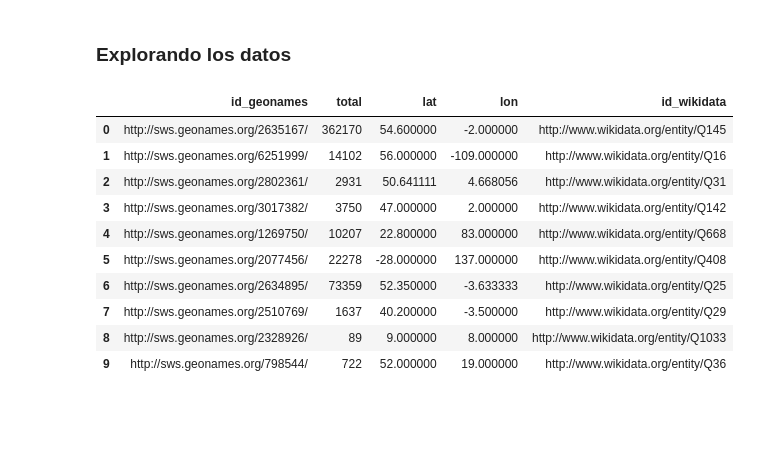
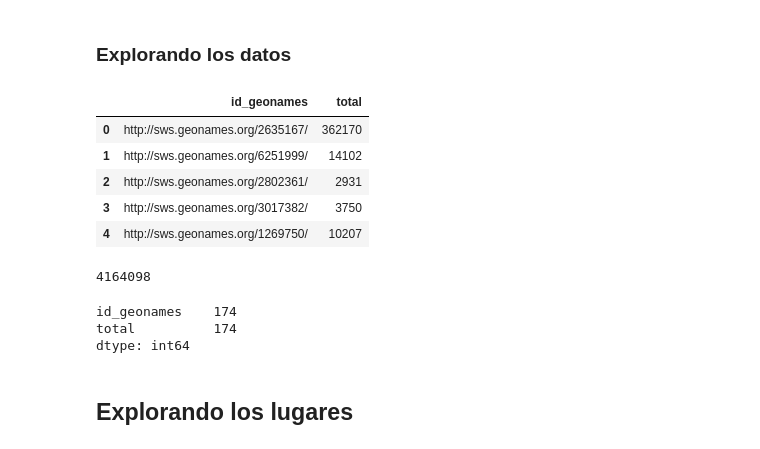
Before and after one commit to hibernator11/notebook-ph, a Jupyter notebook: bnb-estudio-localizaciones.ipynb, the cells around one changed output. Drawn from its saved outputs; the diff is of its cells as text; code cells hidden in the pictures; blank space fills up the shorter version.

```diff
--- a/bnb-estudio-localizaciones.ipynb
+++ b/bnb-estudio-localizaciones.ipynb
@@ -178,16 +126,23 @@ JSONDecodeError: Expecting value: line 1 column 1 (char 0)
 # %%
 df = pd.read_csv('bnb_registros_total.csv')
 # %%
-df
+df.head()
 # %% [output]
-|  | id_geonames | total | lat | lon | id_wikidata |
-| 0 | http://sws.geonames.org/2635167/ | 362170 | 54.600000 | -2.000000 | http://www.wikidata.org/entity/Q145 |
-| 1 | http://sws.geonames.org/6251999/ | 14102 | 56.000000 | -109.000000 | http://www.wikidata.org/entity/Q16 |
-| 2 | http://sws.geonames.org/2802361/ | 2931 | 50.641111 | 4.668056 | http://www.wikidata.org/entity/Q31 |
-| 3 | http://sws.geonames.org/3017382/ | 3750 | 47.000000 | 2.000000 | http://www.wikidata.org/entity/Q142 |
-| 4 | http://sws.geonames.org/1269750/ | 10207 | 22.800000 | 83.000000 | http://www.wikidata.org/entity/Q668 |
-| 5 | http://sws.geonames.org/2077456/ | 22278 | -28.000000 | 137.000000 | http://www.wikidata.org/entity/Q408 |
-| 6 | http://sws.geonames.org/2634895/ | 73359 | 52.350000 | -3.633333 | http://www.wikidata.org/entity/Q25 |
-| 7 | http://sws.geonames.org/2510769/ | 1637 | 40.200000 | -3.500000 | http://www.wikidata.org/entity/Q29 |
-| 8 | http://sws.geonames.org/2328926/ | 89 | 9.000000 | 8.000000 | http://www.wikidata.org/entity/Q1033 |
-| 9 | http://sws.geonames.org/798544/ | 722 | 52.000000 | 19.000000 | http://www.wikidata.org/entity/Q36 |
+|  | id_geonames | total |
+| 0 | http://sws.geonames.org/2635167/ | 362170 |
+| 1 | http://sws.geonames.org/6251999/ | 14102 |
+| 2 | http://sws.geonames.org/2802361/ | 2931 |
+| 3 | http://sws.geonames.org/3017382/ | 3750 |
+| 4 | http://sws.geonames.org/1269750/ | 10207 |
+# %%
+df['total'].sum()
+# %% [output]
+4164098
+# %%
+df.count()
+# %% [output]
+id_geonames    174
+total          174
+dtype: int64
+# %% [markdown]
+## Explorando los lugares
```
Also changed, not shown: parts of 8 cells of this notebook, 2 other files.
